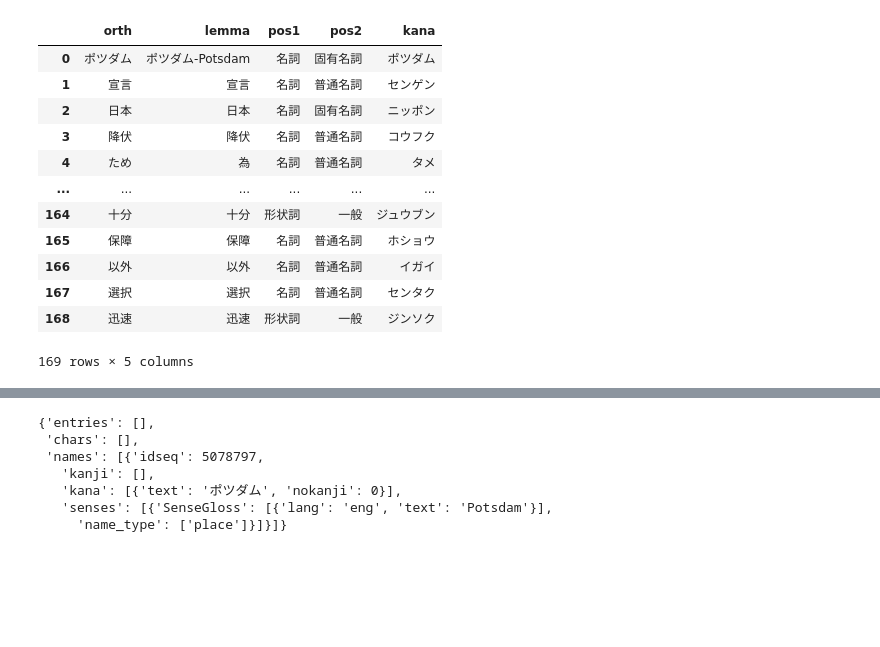
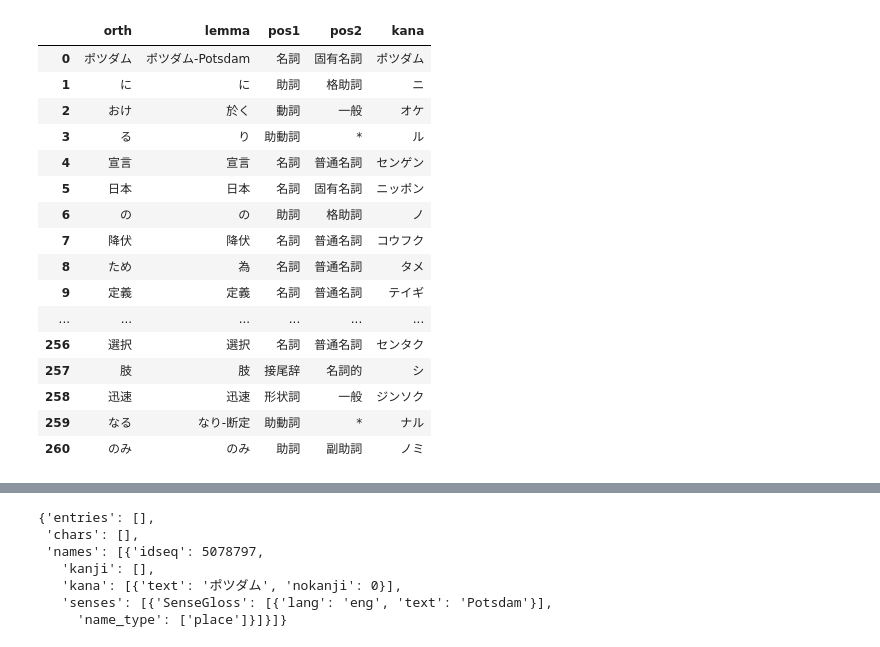
Before and after one commit to mrlovre/japp, a Jupyter notebook: dictionarizer.ipynb, the cells around one changed output, grey strips where cells are left out. Cells and saved outputs as stored; diff of their text form; code cells hidden in the pictures; blank space fills up the shorter version.

```diff
--- a/dictionarizer.ipynb
+++ b/dictionarizer.ipynb
@@ -6,6 +6,9 @@ import pandas as pd
 from pykakasi import kakasi
 from fugashi import Tagger
 from jamdict import Jamdict
+
+pd.options.display.max_rows = 1000
+pd.options.display.max_columns = 50
 # %%
 text = """
 ポツダムにおける宣言
@@ -33,21 +36,25 @@ conv_hk = kks.getConverter()
 # %%
 data = pd.concat([pd.DataFrame.from_dict({"word": str(token), **token.feature._asdict()}, orient="index").T
                   for token in tagger(text)]).reset_index(drop=True)
 
 attr = ["orth", "lemma", "pos1", "pos2", "kana"]
-dict_table = data[data["pos1"].isin("名詞、代名詞、形状詞、形容詞、連体詞".split("、"))][attr].drop_duplicates(subset="orth").reset_index(drop=True)
+dict_table = data[attr].drop_duplicates(subset="orth").reset_index(drop=True)
 dict_table
 # %% [output]
 |  | orth | lemma | pos1 | pos2 | kana |
 | 0 | ポツダム | ポツダム-Potsdam | 名詞 | 固有名詞 | ポツダム |
-| 1 | 宣言 | 宣言 | 名詞 | 普通名詞 | センゲン |
-| 2 | 日本 | 日本 | 名詞 | 固有名詞 | ニッポン |
-| 3 | 降伏 | 降伏 | 名詞 | 普通名詞 | コウフク |
-| 4 | ため | 為 | 名詞 | 普通名詞 | タメ |
+| 1 | に | に | 助詞 | 格助詞 | ニ |
+| 2 | おけ | 於く | 動詞 | 一般 | オケ |
+| 3 | る | り | 助動詞 | * | ル |
+| 4 | 宣言 | 宣言 | 名詞 | 普通名詞 | センゲン |
+| 5 | 日本 | 日本 | 名詞 | 固有名詞 | ニッポン |
+| 6 | の | の | 助詞 | 格助詞 | ノ |
+| 7 | 降伏 | 降伏 | 名詞 | 普通名詞 | コウフク |
+| 8 | ため | 為 | 名詞 | 普通名詞 | タメ |
+| 9 | 定義 | 定義 | 名詞 | 普通名詞 | テイギ |
 | ... | ... | ... | ... | ... | ... |
-| 164 | 十分 | 十分 | 形状詞 | 一般 | ジュウブン |
-| 165 | 保障 | 保障 | 名詞 | 普通名詞 | ホショウ |
-| 166 | 以外 | 以外 | 名詞 | 普通名詞 | イガイ |
-| 167 | 選択 | 選択 | 名詞 | 普通名詞 | センタク |
-| 168 | 迅速 | 迅速 | 形状詞 | 一般 | ジンソク |
+| 256 | 選択 | 選択 | 名詞 | 普通名詞 | センタク |
+| 257 | 肢 | 肢 | 接尾辞 | 名詞的 | シ |
+| 258 | 迅速 | 迅速 | 形状詞 | 一般 | ジンソク |
+| 259 | なる | なり-断定 | 助動詞 | * | ナル |
+| 260 | のみ | のみ | 助詞 | 副助詞 | ノミ |
-169 rows × 5 columns
```
Also changed, not shown: parts of 8 cells of this notebook, 22 other files.
